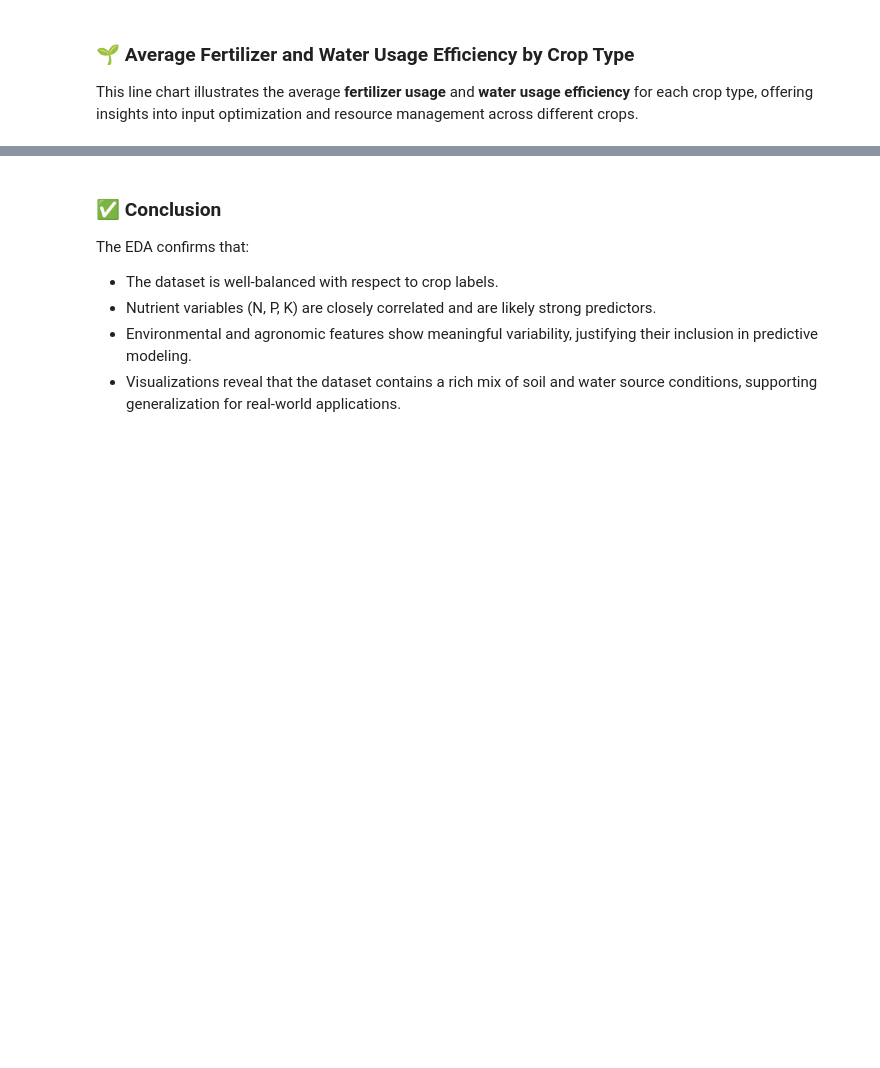
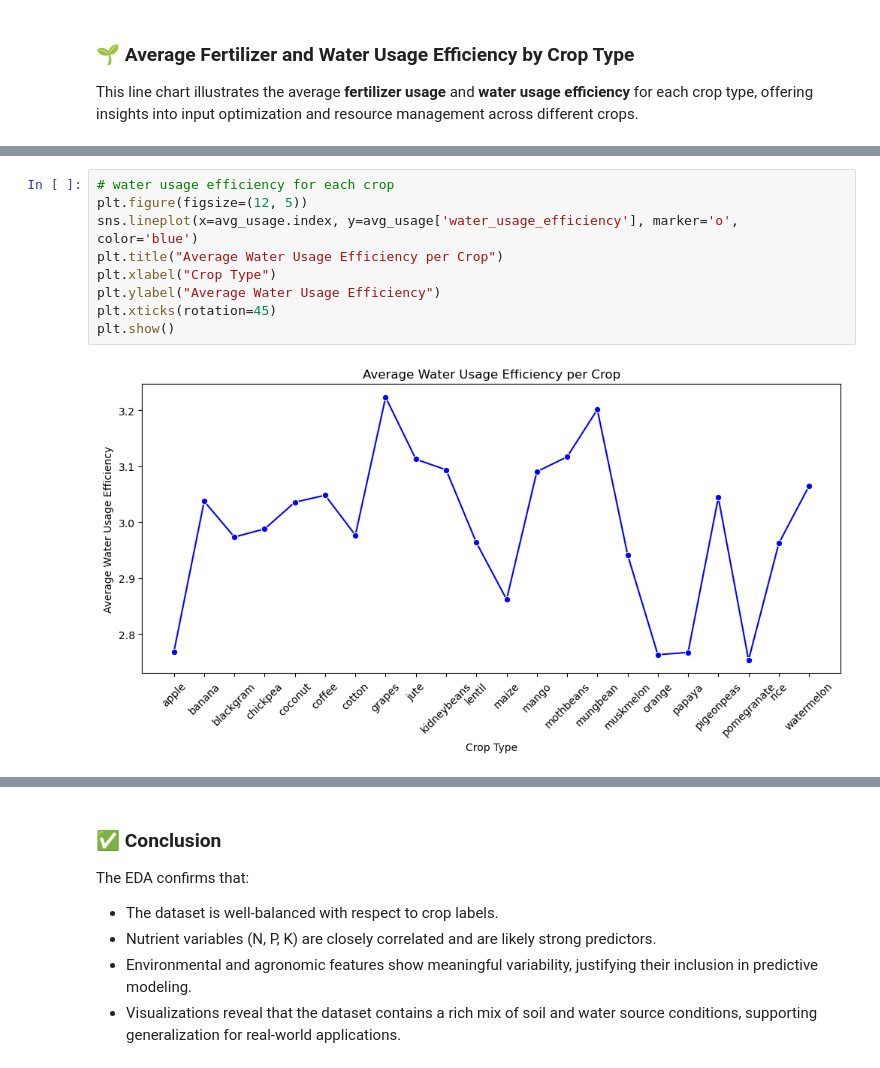
Before and after one commit to JaisreeMK-15/Crop-yield-prediction-and-recommendation, a Jupyter notebook: Crop prediction and recommendation.ipynb, the cells around one changed output, grey strips where cells are left out. Drawn from its saved outputs; the diff is of its cells as text; blank space fills up the shorter version.

```diff
--- a/Crop prediction and recommendation.ipynb
+++ b/Crop prediction and recommendation.ipynb
@@ -509,0 +474,11 @@ From the line chart, we infer:
+# %%
+# water usage efficiency for each crop
+plt.figure(figsize=(12, 5))
+sns.lineplot(x=avg_usage.index, y=avg_usage['water_usage_efficiency'], marker='o', color='blue')
+plt.title("Average Water Usage Efficiency per Crop")
+plt.xlabel("Crop Type")
+plt.ylabel("Average Water Usage Efficiency")
+plt.xticks(rotation=45)
+plt.show()
+# %% [output]
+[figure, added]
```
Also changed, not shown: parts of 19 cells of this notebook.
